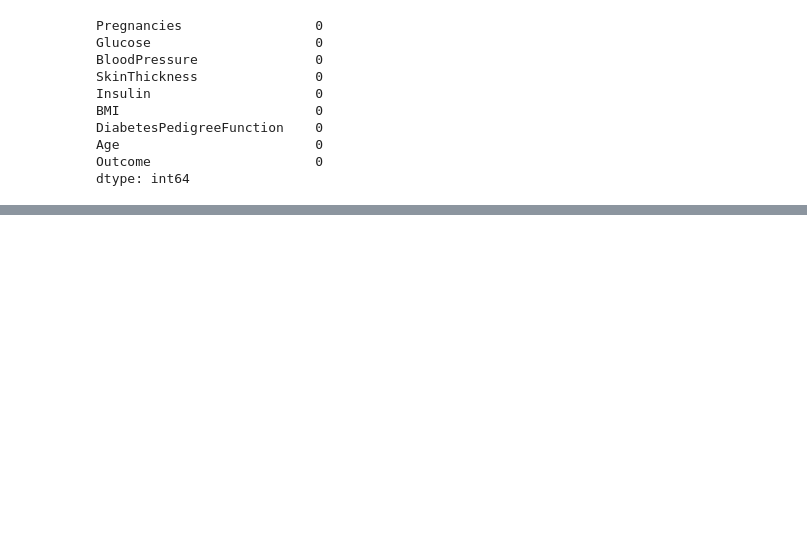
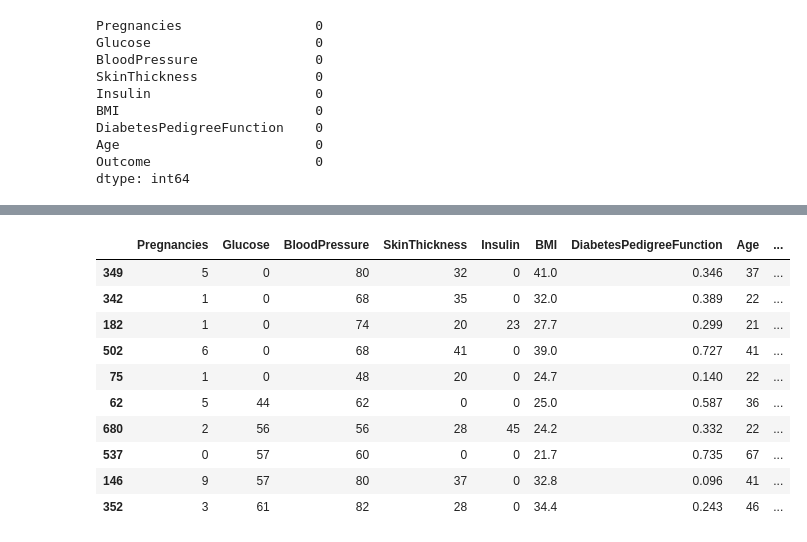
Before and after one commit to JuanRobledo12/gatech-ml-project, a Jupyter notebook: main.ipynb, the cells around one changed output, grey strips where cells are left out. Drawn from its saved outputs; the diff is of its cells as text; code cells hidden in the pictures; blank space fills up the shorter version.

```diff
--- a/main.ipynb
+++ b/main.ipynb
@@ -109,0 +153,15 @@ Name: count, dtype: int64
+# %%
+gluc_missing_df = df[df.Glucose < 99].sort_values(by='Glucose')
+gluc_missing_df.head(10)
+# %% [output]
+|  | Pregnancies | Glucose | BloodPressure | SkinThickness | Insulin | BMI | DiabetesPedigreeFunction | Age | ... |
+| 349 | 5 | 0 | 80 | 32 | 0 | 41.0 | 0.346 | 37 | ... |
+| 342 | 1 | 0 | 68 | 35 | 0 | 32.0 | 0.389 | 22 | ... |
+| 182 | 1 | 0 | 74 | 20 | 23 | 27.7 | 0.299 | 21 | ... |
+| 502 | 6 | 0 | 68 | 41 | 0 | 39.0 | 0.727 | 41 | ... |
+| 75 | 1 | 0 | 48 | 20 | 0 | 24.7 | 0.140 | 22 | ... |
+| 62 | 5 | 44 | 62 | 0 | 0 | 25.0 | 0.587 | 36 | ... |
+| 680 | 2 | 56 | 56 | 28 | 45 | 24.2 | 0.332 | 22 | ... |
+| 537 | 0 | 57 | 60 | 0 | 0 | 21.7 | 0.735 | 67 | ... |
+| 146 | 9 | 57 | 80 | 37 | 0 | 32.8 | 0.096 | 41 | ... |
+| 352 | 3 | 61 | 82 | 28 | 0 | 34.4 | 0.243 | 46 | ... |
```
Also changed, not shown: parts of 17 cells of this notebook.
